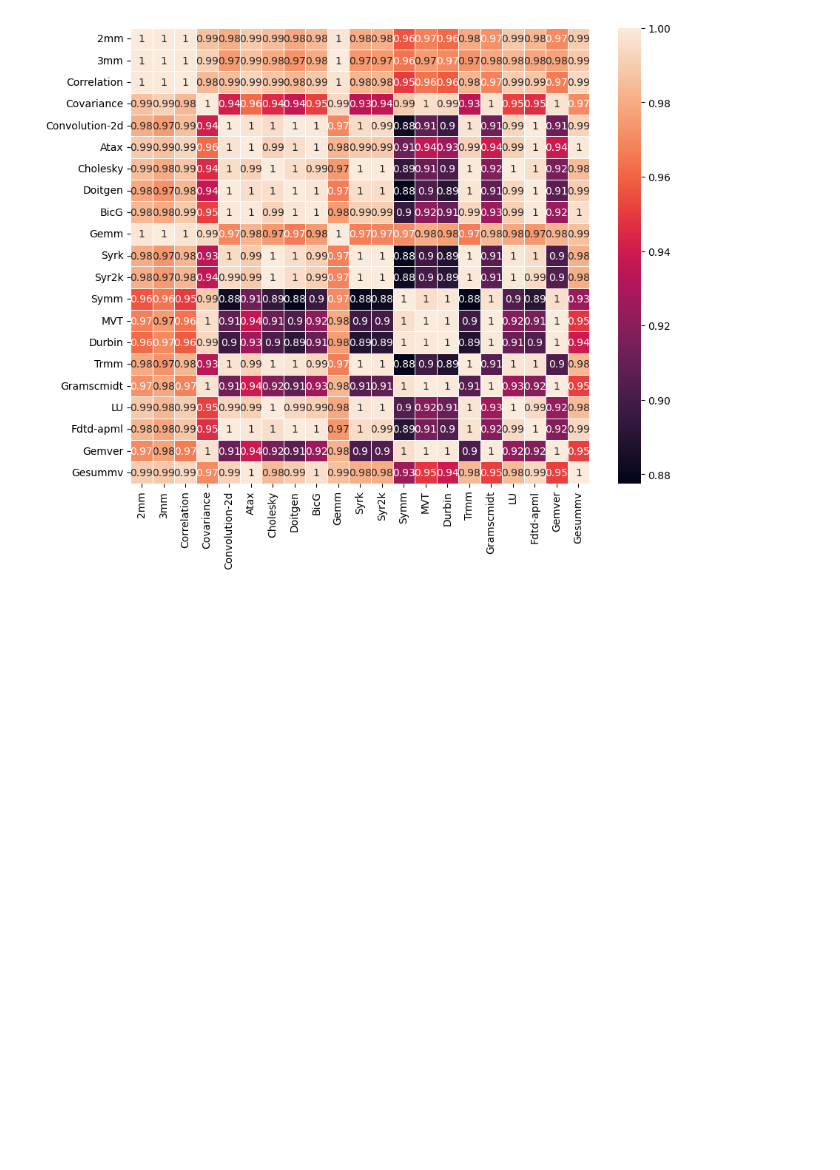
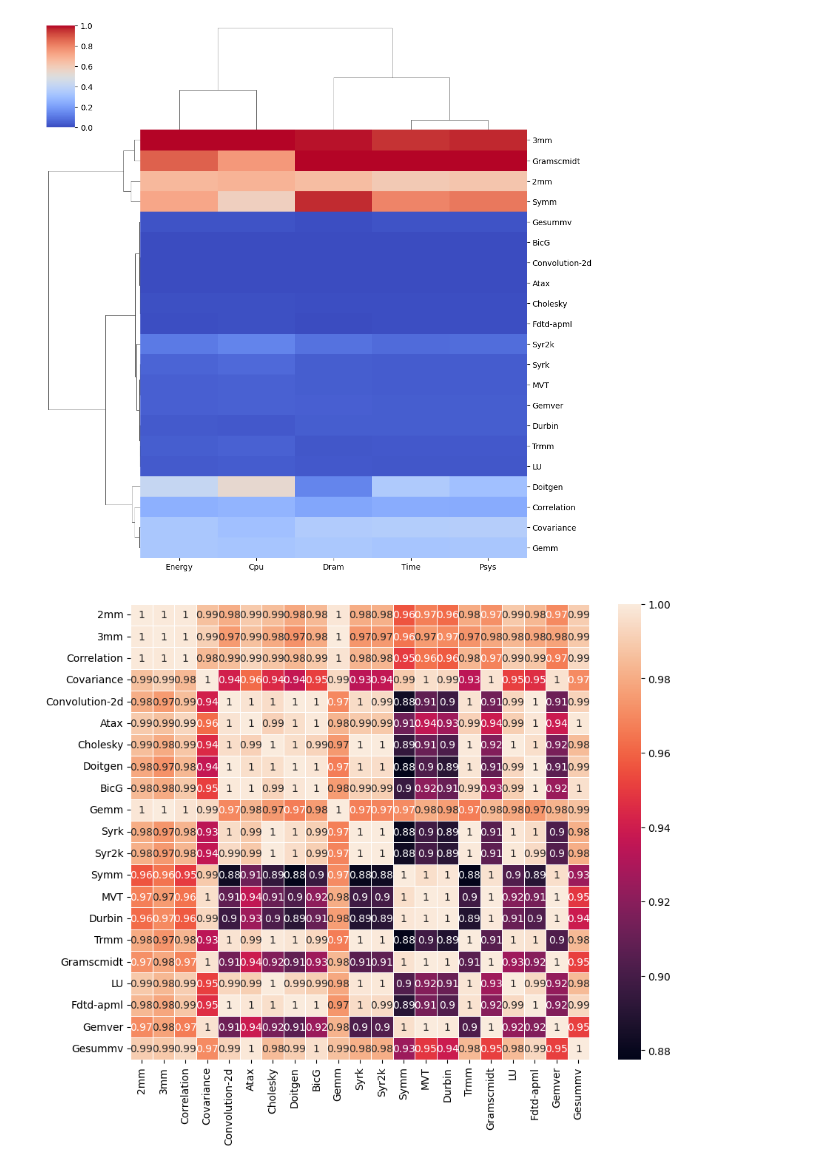
Before and after one commit to marcosamaris/OpemMPestimationenergy, a Jupyter notebook: Notebooks/TCC Notebook.ipynb, the cells around one changed output. Saved outputs shown, nothing was run; the diff lists cells and outputs as text; code cells hidden in the pictures; blank space fills up the shorter version.

```diff
--- a/Notebooks/TCC Notebook.ipynb
+++ b/Notebooks/TCC Notebook.ipynb
@@ -89,3 +238,18 @@ plt.show()
+# %%
+import pandas as pd
+import seaborn as sn
+
+# Suponha que df_resultados seja o DataFrame criado a partir do código anterior
+# e que ele já está na forma correta, com benchmarks como índices e métricas como colunas
+
+# Utiliza a função clustermap do Seaborn para criar o heatmap clusterizado
+# Isso irá agrupar os dados tanto nas linhas quanto nas colunas e plotar os dendrogramas correspondentes
+sn.clustermap(df_resultados, method='ward', cmap='coolwarm', standard_scale=1)
+
+# Mostra o gráfico
+plt.show()
+# %% [output]
+[figure, added]
 # %%
 import pandas as pd
 import seaborn as sn
```
Also changed, not shown: parts of 7 cells of this notebook.
